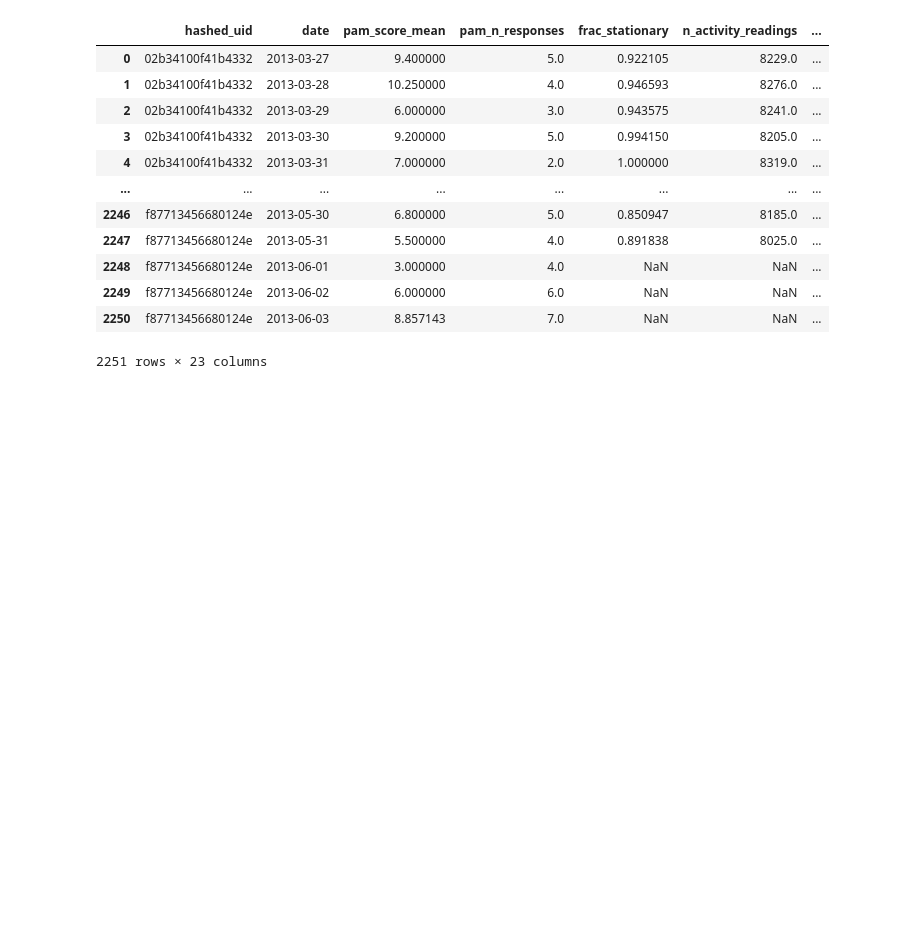
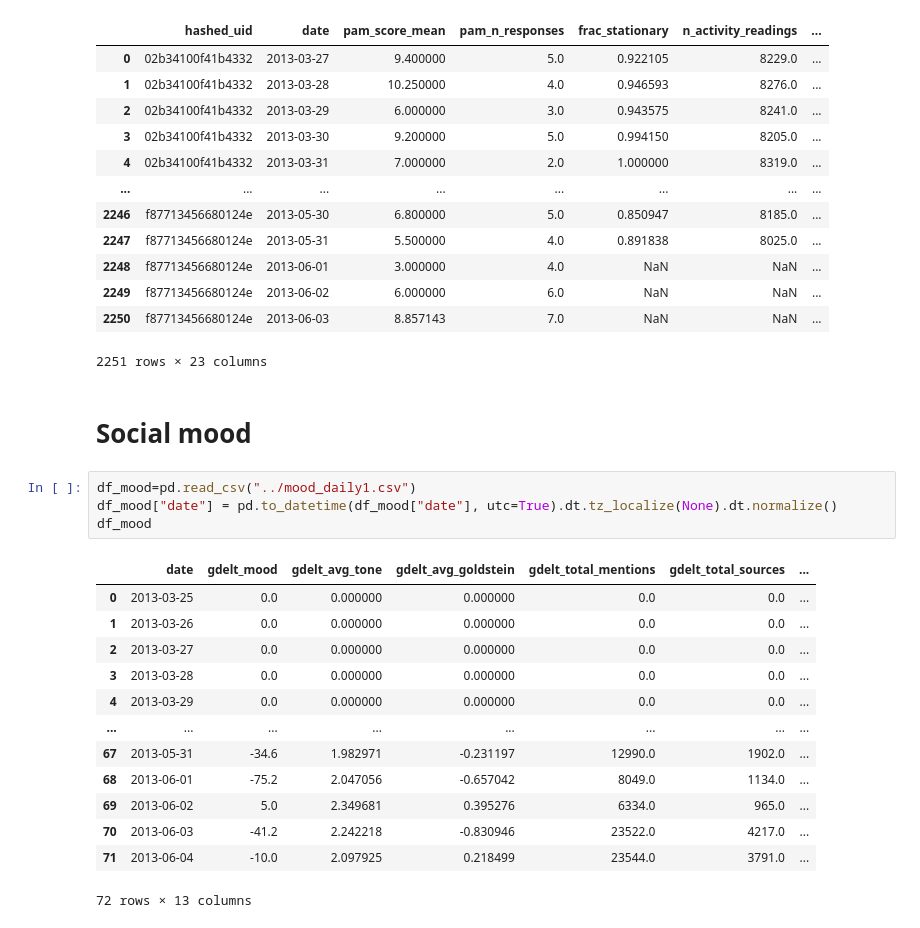
Before and after one commit to AruzhanahzurA/DDC_final_project, a Jupyter notebook: code/02_preprocessing.ipynb, the cells around one changed output. Saved outputs shown, nothing was run; the diff lists cells and outputs as text; blank space fills up the shorter version.

```diff
--- a/code/02_preprocessing.ipynb
+++ b/code/02_preprocessing.ipynb
@@ -238,3 +215,23 @@ df
 | 2249 | f87713456680124e | 2013-06-02 | 6.000000 | 6.0 | NaN | NaN | ... |
 | 2250 | f87713456680124e | 2013-06-03 | 8.857143 | 7.0 | NaN | NaN | ... |
 2251 rows × 23 columns
+# %% [markdown]
+# Social mood
+# %%
+df_mood=pd.read_csv("../mood_daily1.csv")
+df_mood["date"] = pd.to_datetime(df_mood["date"], utc=True).dt.tz_localize(None).dt.normalize()
+df_mood
+# %% [output]
+|  | date | gdelt_mood | gdelt_avg_tone | gdelt_avg_goldstein | gdelt_total_mentions | gdelt_total_sources | ... |
+| 0 | 2013-03-25 | 0.0 | 0.000000 | 0.000000 | 0.0 | 0.0 | ... |
+| 1 | 2013-03-26 | 0.0 | 0.000000 | 0.000000 | 0.0 | 0.0 | ... |
+| 2 | 2013-03-27 | 0.0 | 0.000000 | 0.000000 | 0.0 | 0.0 | ... |
+| 3 | 2013-03-28 | 0.0 | 0.000000 | 0.000000 | 0.0 | 0.0 | ... |
+| 4 | 2013-03-29 | 0.0 | 0.000000 | 0.000000 | 0.0 | 0.0 | ... |
+| ... | ... | ... | ... | ... | ... | ... | ... |
+| 67 | 2013-05-31 | -34.6 | 1.982971 | -0.231197 | 12990.0 | 1902.0 | ... |
+| 68 | 2013-06-01 | -75.2 | 2.047056 | -0.657042 | 8049.0 | 1134.0 | ... |
+| 69 | 2013-06-02 | 5.0 | 2.349681 | 0.395276 | 6334.0 | 965.0 | ... |
+| 70 | 2013-06-03 | -41.2 | 2.242218 | -0.830946 | 23522.0 | 4217.0 | ... |
+| 71 | 2013-06-04 | -10.0 | 2.097925 | 0.218499 | 23544.0 | 3791.0 | ... |
+72 rows × 13 columns
```
Also changed, not shown: parts of 7 cells of this notebook.
